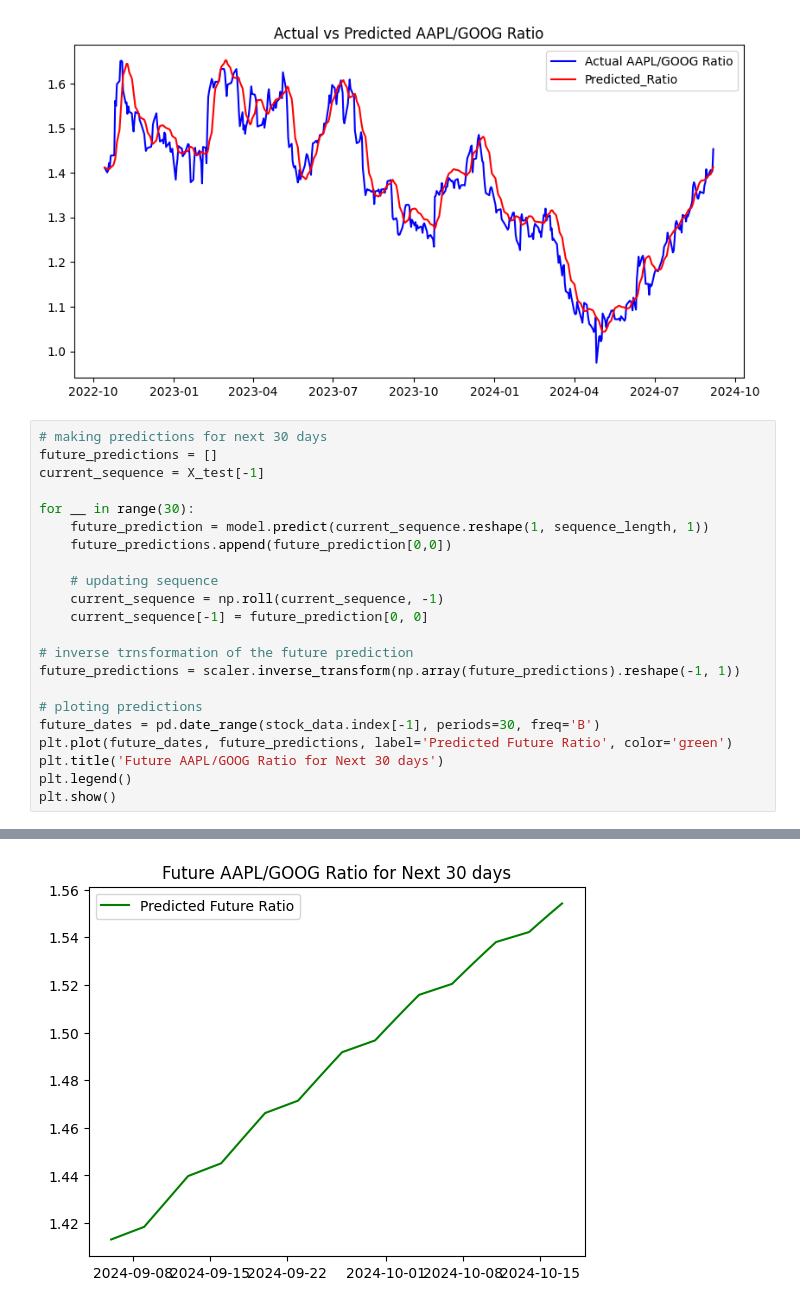
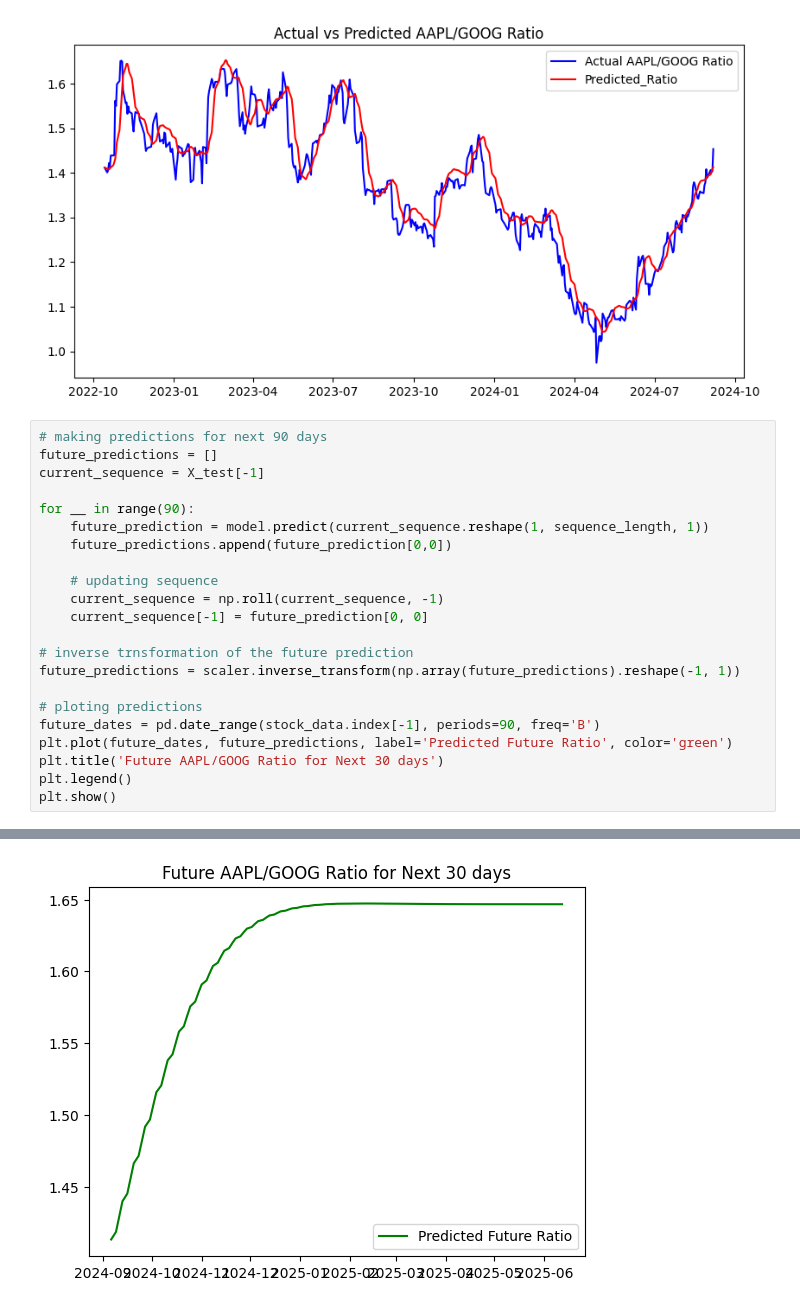
Before and after one commit to jurchiks33/am-i-AI, a Jupyter notebook: Stock Pair Ratio.ipynb, the cells around one changed output, grey strips where cells are left out. Drawn from its saved outputs; the diff is of its cells as text.

```diff
--- a/Stock Pair Ratio.ipynb
+++ b/Stock Pair Ratio.ipynb
@@ -235,11 +235,11 @@ plt.show()
 15/15 ━━━━━━━━━━━━━━━━━━━━ 0s 20ms/step
 [figure]
 # %%
-# making predictions for next 30 days
+# making predictions for next 90 days
 future_predictions = []
 current_sequence = X_test[-1]
 
-for __ in range(30):
+for __ in range(90):
     future_prediction = model.predict(current_sequence.reshape(1, sequence_length, 1))
     future_predictions.append(future_prediction[0,0])
 
@@ -251,7 +251,7 @@ for __ in range(30):
 future_predictions = scaler.inverse_transform(np.array(future_predictions).reshape(-1, 1))
 
 # ploting predictions
-future_dates = pd.date_range(stock_data.index[-1], periods=30, freq='B')
+future_dates = pd.date_range(stock_data.index[-1], periods=90, freq='B')
 plt.plot(future_dates, future_predictions, label='Predicted Future Ratio', color='green')
 plt.title('Future AAPL/GOOG Ratio for Next 30 days')
 plt.legend()
@@ -277 +277 @@ plt.show()
-[figure, old version]
+[figure, new version]
```
Also changed, not shown: parts of 1 cell of this notebook.
